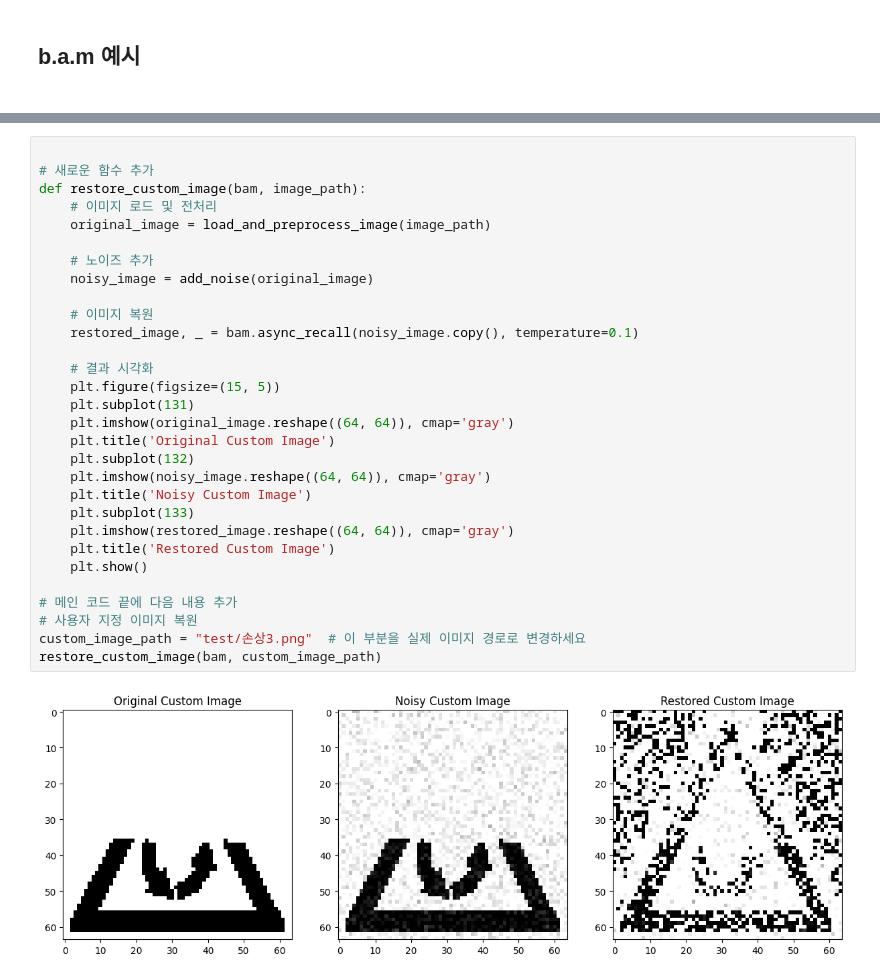
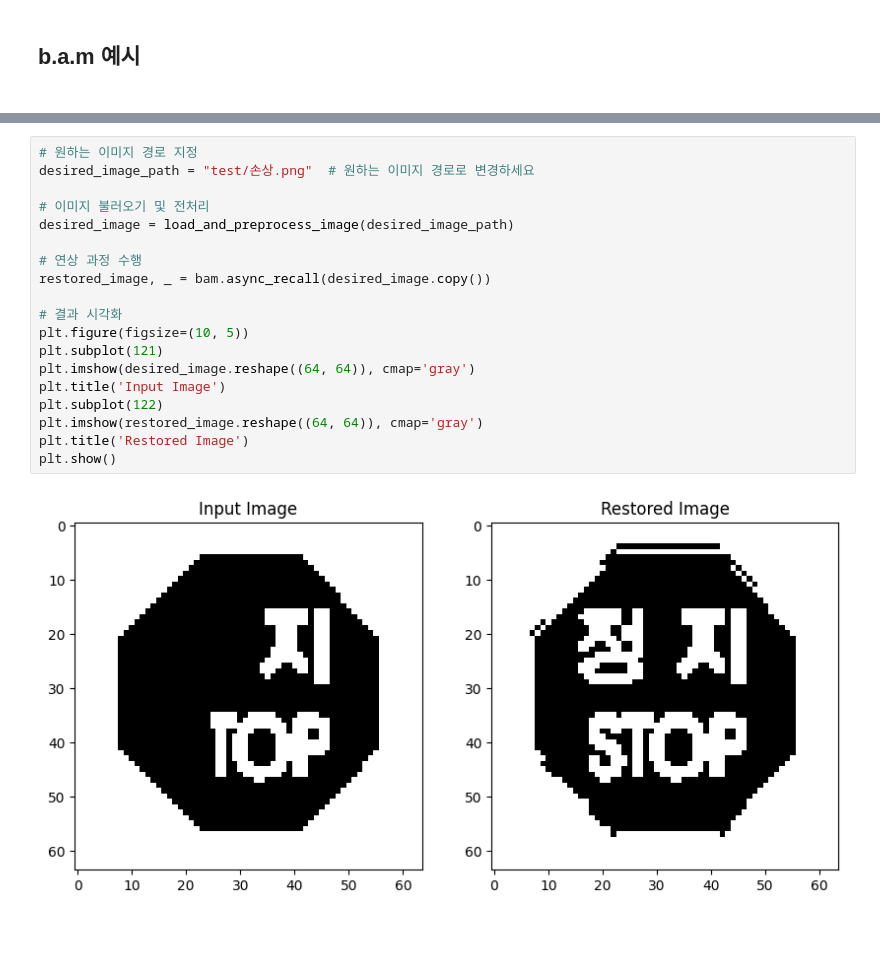
Before and after one commit to gwon9906/Bidirectional-Associative-Memory, a Jupyter notebook: bam_restore.ipynb, the cells around one changed output, grey strips where cells are left out. Cells and saved outputs as stored; diff of their text form; blank space fills up the shorter version.

Commit message:
bam image learning limit add (two image)

```diff
--- a/bam_restore.ipynb
+++ b/bam_restore.ipynb
@@ -95,32 +152,21 @@ Learned 40 images
 # %%
+# 원하는 이미지 경로 지정
+desired_image_path = "test/손상.png"  # 원하는 이미지 경로로 변경하세요
 
-# 새로운 함수 추가
-def restore_custom_image(bam, image_path):
-    # 이미지 로드 및 전처리
-    original_image = load_and_preprocess_image(image_path)
+# 이미지 불러오기 및 전처리
+desired_image = load_and_preprocess_image(desired_image_path)
 
-    # 노이즈 추가
-    noisy_image = add_noise(original_image)
+# 연상 과정 수행
+restored_image, _ = bam.async_recall(desired_image.copy())
 
-    # 이미지 복원
-    restored_image, _ = bam.async_recall(noisy_image.copy(), temperature=0.1)
-
-    # 결과 시각화
-    plt.figure(figsize=(15, 5))
-    plt.subplot(131)
-    plt.imshow(original_image.reshape((64, 64)), cmap='gray')
-    plt.title('Original Custom Image')
-    plt.subplot(132)
-    plt.imshow(noisy_image.reshape((64, 64)), cmap='gray')
-    plt.title('Noisy Custom Image')
-    plt.subplot(133)
-    plt.imshow(restored_image.reshape((64, 64)), cmap='gray')
-    plt.title('Restored Custom Image')
-    plt.show()
-
-# 메인 코드 끝에 다음 내용 추가
-# 사용자 지정 이미지 복원
-custom_image_path = "test/손상3.png"  # 이 부분을 실제 이미지 경로로 변경하세요
-restore_custom_image(bam, custom_image_path)
+# 결과 시각화
+plt.figure(figsize=(10, 5))
+plt.subplot(121)
+plt.imshow(desired_image.reshape((64, 64)), cmap='gray')
+plt.title('Input Image')
+plt.subplot(122)
+plt.imshow(restored_image.reshape((64, 64)), cmap='gray')
+plt.title('Restored Image')
+plt.show()
 # %% [output]
-[figure, old version]
+[figure, new version]
```
Also changed, not shown: parts of 4 cells of this notebook, 2 other files.
